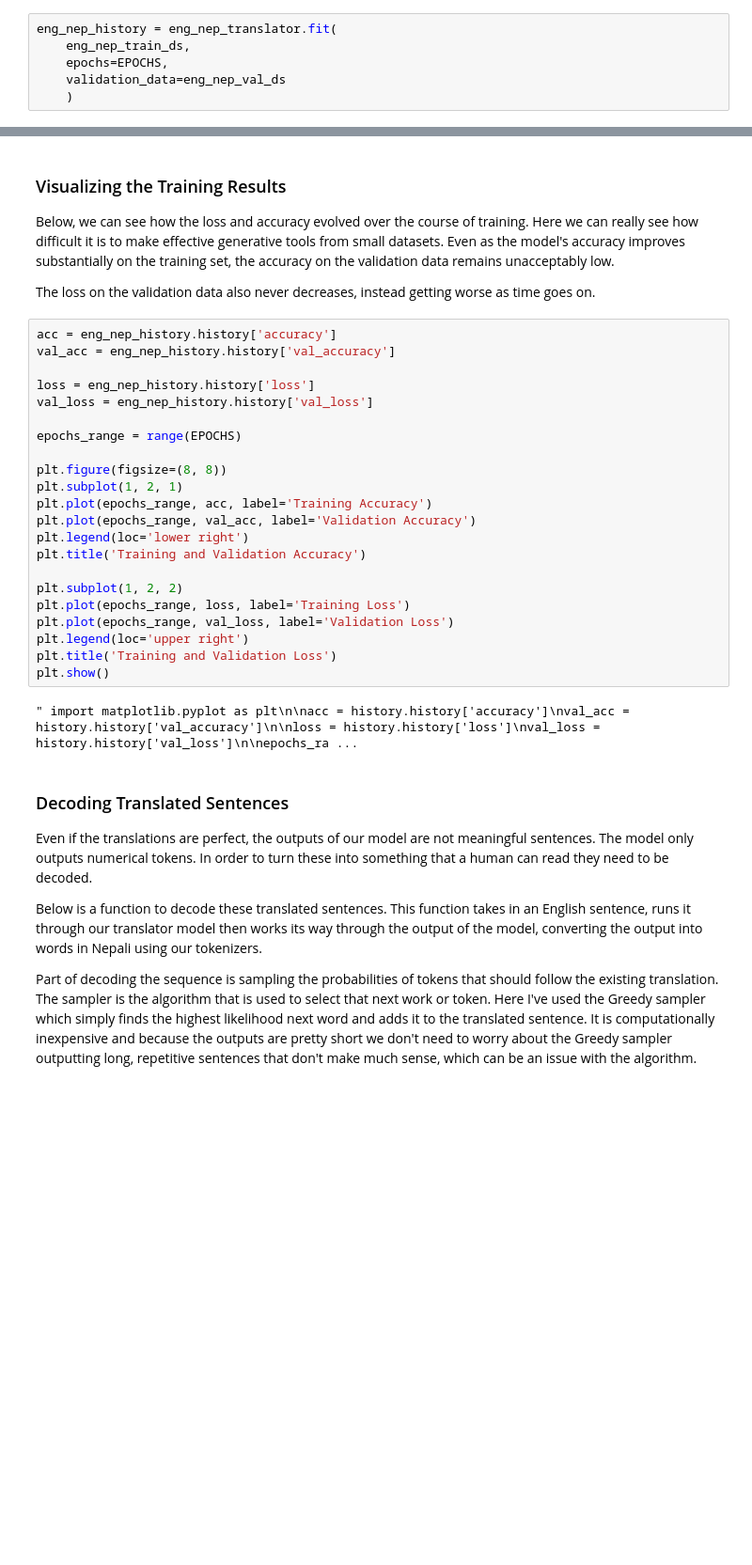
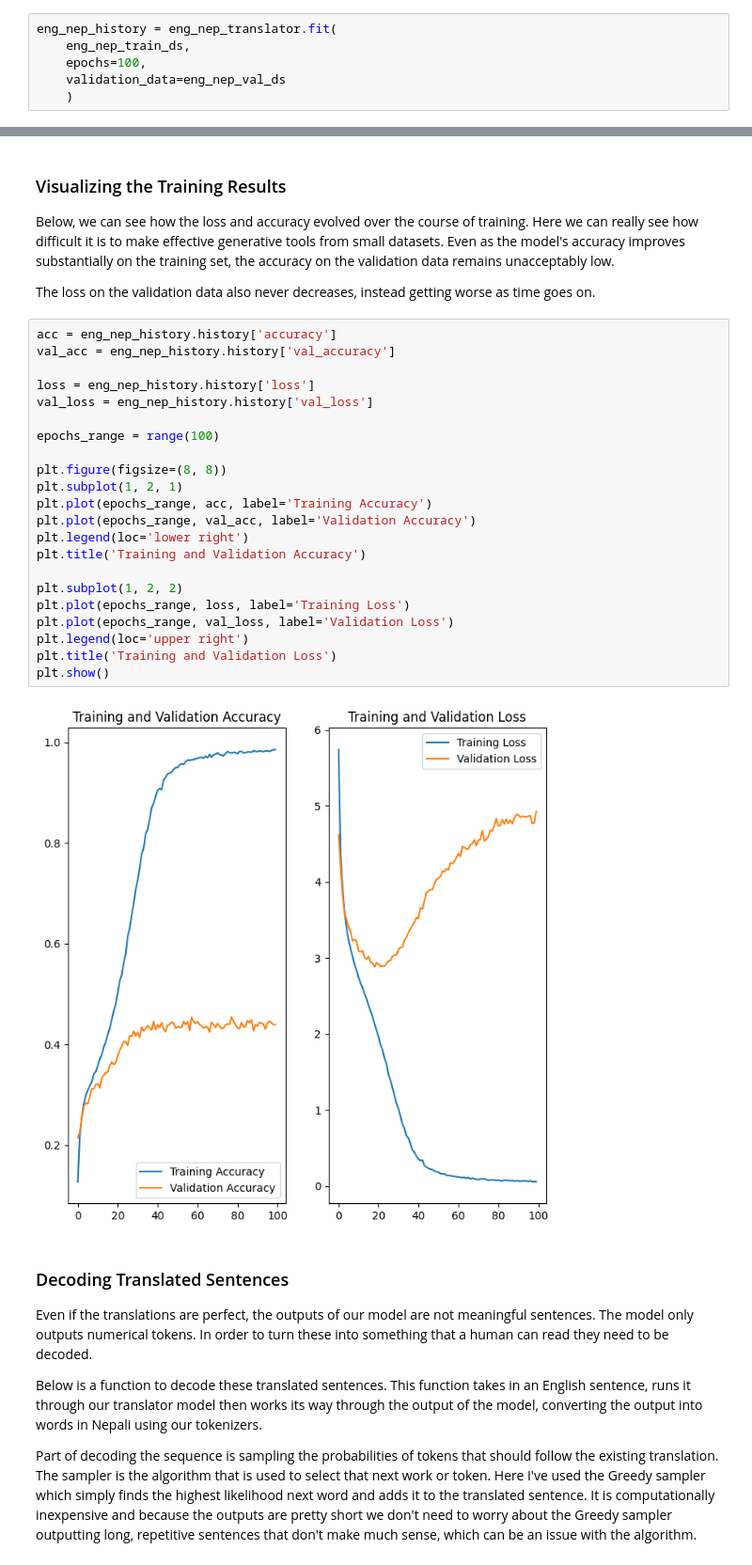
Before and after one commit to billingsmoore/nepali-gpt, a Jupyter notebook: Nepali-Tutor.ipynb, the cells around one changed output, grey strips where cells are left out. Shown at 94% size. Saved outputs shown, nothing was run; the diff lists cells and outputs as text; blank space fills up the shorter version.

```diff
--- a/Nepali-Tutor.ipynb
+++ b/Nepali-Tutor.ipynb
@@ -323,7 +320,7 @@ eng_nep_translator.compile(
 # %%
 eng_nep_history = eng_nep_translator.fit(
     eng_nep_train_ds,
-    epochs=EPOCHS,
+    epochs=100,
     validation_data=eng_nep_val_ds
     )
 # %% [output]
@@ -345,27 +358,27 @@ The loss on the validation data also never decreases, instead getting worse as t
 # %%
 acc = eng_nep_history.history['accuracy']
 val_acc = eng_nep_history.history['val_accuracy']
 
 loss = eng_nep_history.history['loss']
 val_loss = eng_nep_history.history['val_loss']
 
-epochs_range = range(EPOCHS)
+epochs_range = range(100)
 
 plt.figure(figsize=(8, 8))
 plt.subplot(1, 2, 1)
 plt.plot(epochs_range, acc, label='Training Accuracy')
 plt.plot(epochs_range, val_acc, label='Validation Accuracy')
 plt.legend(loc='lower right')
 plt.title('Training and Validation Accuracy')
 
 plt.subplot(1, 2, 2)
 plt.plot(epochs_range, loss, label='Training Loss')
 plt.plot(epochs_range, val_loss, label='Validation Loss')
 plt.legend(loc='upper right')
 plt.title('Training and Validation Loss')
 plt.show()
 # %% [output]
-" import matplotlib.pyplot as plt\n\nacc = history.history['accuracy']\nval_acc = history.history['val_accuracy']\n\nloss = history.history['loss']\nval_loss = history.history['val_loss']\n\nepochs_ra ...
+[figure, added]
 # %% [markdown]
 ### Decoding Translated Sentences
 
```
Also changed, not shown: parts of 27 cells of this notebook.
